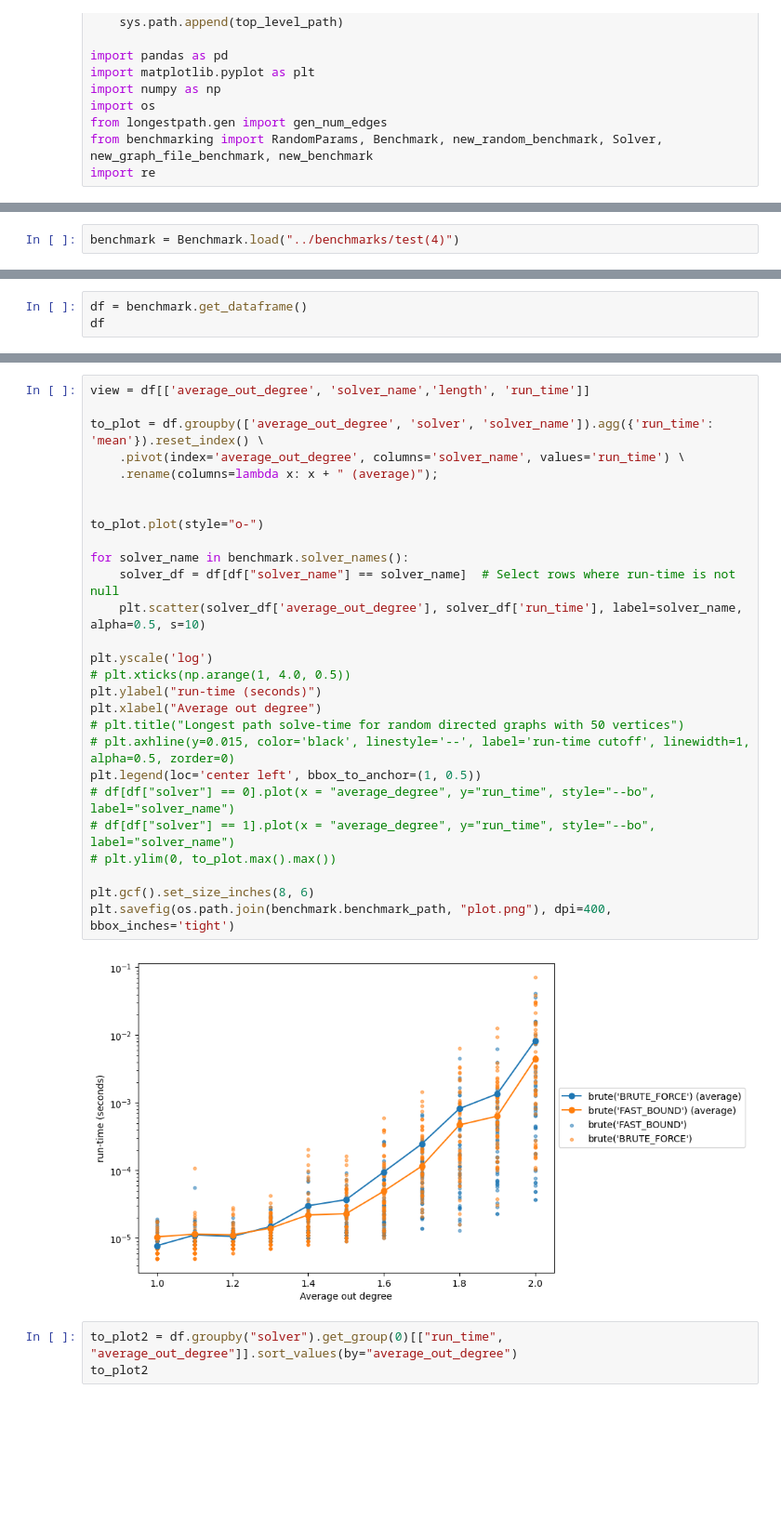
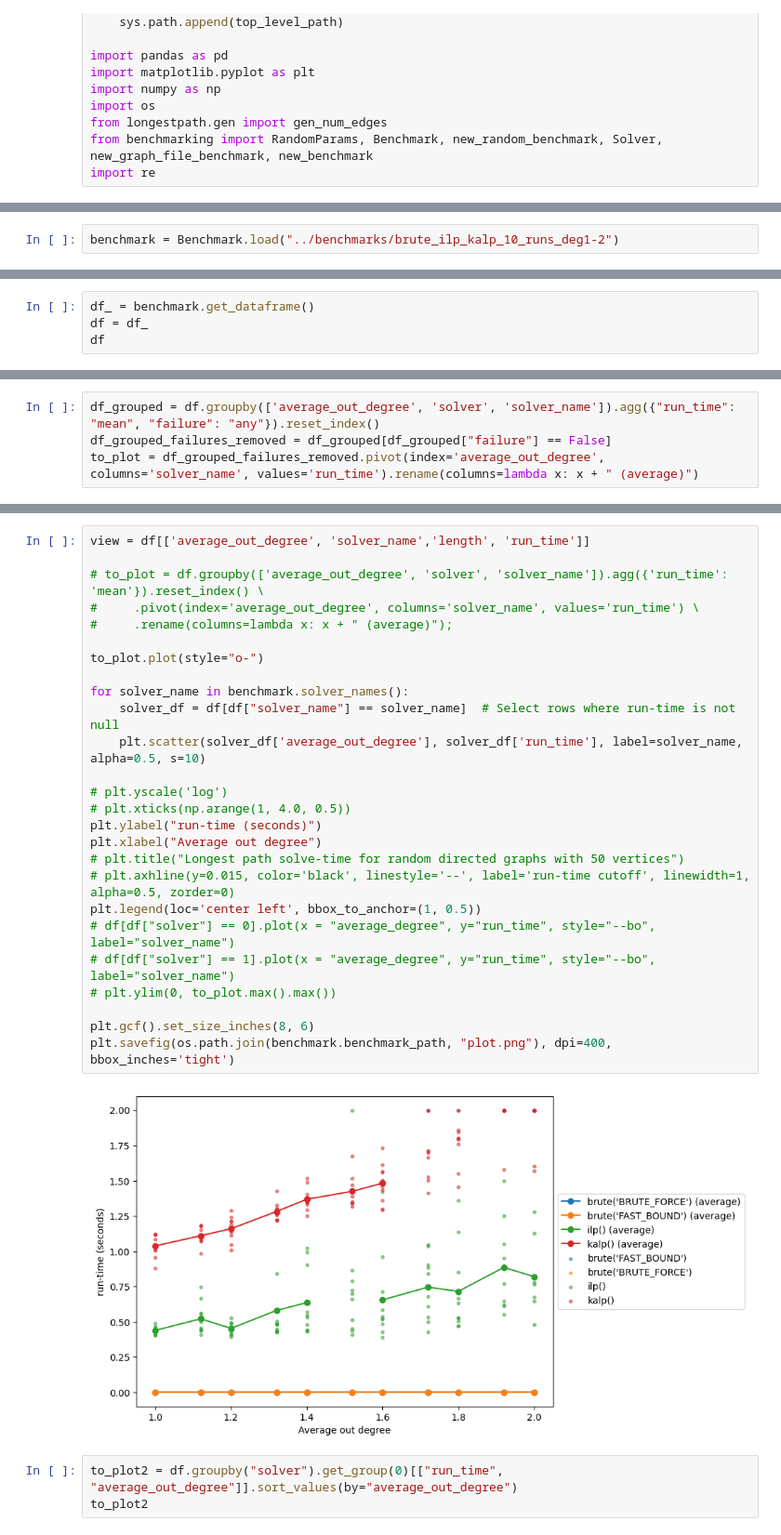
Before and after one commit to blinkybool/LongestPath, a Jupyter notebook: notebooks/benchmarking_specific_degree.ipynb, the cells around one changed output, grey strips where cells are left out. Shown at 93% size. Saved outputs shown, nothing was run; the diff lists cells and outputs as text; blank space fills up the shorter version.

Commit message:
repair of ilp solver and data vis

```diff
--- a/notebooks/benchmarking_specific_degree.ipynb
+++ b/notebooks/benchmarking_specific_degree.ipynb
@@ -39,5 +40,5 @@ benchmark.benchmark_path
 # %%
-benchmark = Benchmark.load("../benchmarks/test(4)")
+benchmark = Benchmark.load("../benchmarks/brute_ilp_kalp_10_runs_deg1-2")
 # %%
 benchmark.run(retryFailures=True, timeout=2)
 # %% [output]
@@ -56,4 +62,5 @@ graph: 10.txt, solver: kalp() ... ❌ (timeout)
 # %%
-df = benchmark.get_dataframe()
+df_ = benchmark.get_dataframe()
+df = df_
 df
 # %% [output]
@@ -78,0 +86,4 @@ dtype: object
+# %%
+df_grouped = df.groupby(['average_out_degree', 'solver', 'solver_name']).agg({"run_time": "mean", "failure": "any"}).reset_index()
+df_grouped_failures_removed = df_grouped[df_grouped["failure"] == False]
+to_plot = df_grouped_failures_removed.pivot(index='average_out_degree', columns='solver_name', values='run_time').rename(columns=lambda x: x + " (average)")
@@ -79,32 +134,31 @@ dtype: object
 # %%
 view = df[['average_out_degree', 'solver_name','length', 'run_time']]
 
-to_plot = df.groupby(['average_out_degree', 'solver', 'solver_name']).agg({'run_time': 'mean'}).reset_index() \
-    .pivot(index='average_out_degree', columns='solver_name', values='run_time') \
-    .rename(columns=lambda x: x + " (average)");
-
+# to_plot = df.groupby(['average_out_degree', 'solver', 'solver_name']).agg({'run_time': 'mean'}).reset_index() \
+#     .pivot(index='average_out_degree', columns='solver_name', values='run_time') \
+#     .rename(columns=lambda x: x + " (average)");
 
 to_plot.plot(style="o-")
 
 for solver_name in benchmark.solver_names():
     solver_df = df[df["solver_name"] == solver_name]  # Select rows where run-time is not null
     plt.scatter(solver_df['average_out_degree'], solver_df['run_time'], label=solver_name, alpha=0.5, s=10)
 
-plt.yscale('log')
+# plt.yscale('log')
 # plt.xticks(np.arange(1, 4.0, 0.5))
 plt.ylabel("run-time (seconds)")
 plt.xlabel("Average out degree")
 # plt.title("Longest path solve-time for random directed graphs with 50 vertices")
 # plt.axhline(y=0.015, color='black', linestyle='--', label='run-time cutoff', linewidth=1, alpha=0.5, zorder=0)
 plt.legend(loc='center left', bbox_to_anchor=(1, 0.5))
 # df[df["solver"] == 0].plot(x = "average_degree", y="run_time", style="--bo", label="solver_name")
 # df[df["solver"] == 1].plot(x = "average_degree", y="run_time", style="--bo", label="solver_name")
 # plt.ylim(0, to_plot.max().max())
 
 plt.gcf().set_size_inches(8, 6)
 plt.savefig(os.path.join(benchmark.benchmark_path, "plot.png"), dpi=400, bbox_inches='tight')
 # %% [output]
-[figure, old version]
+[figure, new version]
 # %%
 to_plot2 = df.groupby("solver").get_group(0)[["run_time", "average_out_degree"]].sort_values(by="average_out_degree")
 to_plot2
```
Also changed, not shown: parts of 7 cells of this notebook, 3 other files.
